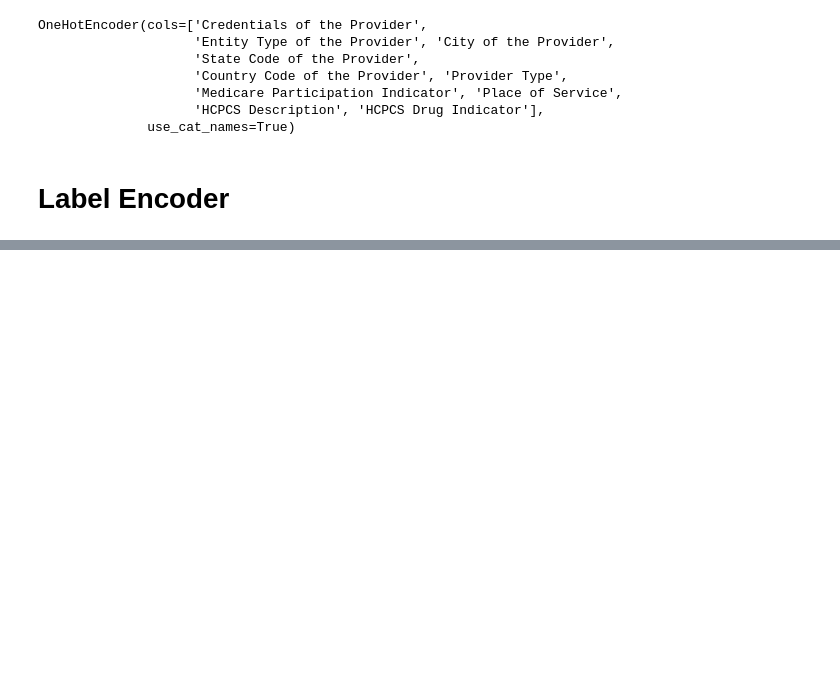
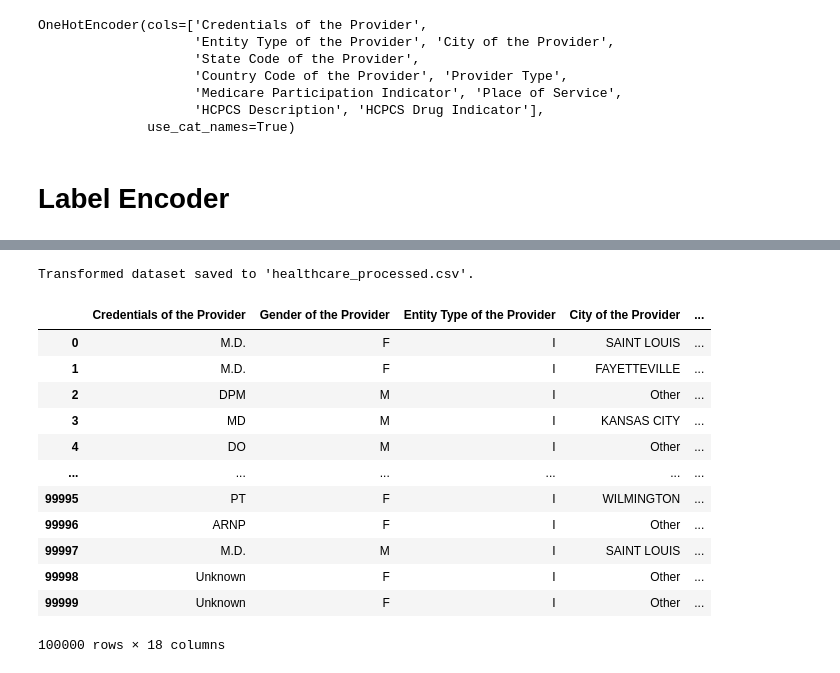
Before and after one commit to springboardmentor425/MediAlert-AI-Anomaly-Detection-for-Smarter-Healthcare-Insights, a Jupyter notebook: Preprocessing.ipynb, the cells around one changed output, grey strips where cells are left out. Drawn from its saved outputs; the diff is of its cells as text; code cells hidden in the pictures; blank space fills up the shorter version.

```diff
--- a/Preprocessing.ipynb
+++ b/Preprocessing.ipynb
@@ -134,0 +141,24 @@ df_encoded.describe()
+# %%
+df.to_csv('healthcare_processed.csv', index=False)
+
+print("Transformed dataset saved to 'healthcare_processed.csv'.")
+# %% [output]
+Transformed dataset saved to 'healthcare_processed.csv'.
+# %%
+df1=pd.read_csv('healthcare_processed.csv')
+# %%
+df1
+# %% [output]
+|  | Credentials of the Provider | Gender of the Provider | Entity Type of the Provider | City of the Provider | ... |
+| 0 | M.D. | F | I | SAINT LOUIS | ... |
+| 1 | M.D. | F | I | FAYETTEVILLE | ... |
+| 2 | DPM | M | I | Other | ... |
+| 3 | MD | M | I | KANSAS CITY | ... |
+| 4 | DO | M | I | Other | ... |
+| ... | ... | ... | ... | ... | ... |
+| 99995 | PT | F | I | WILMINGTON | ... |
+| 99996 | ARNP | F | I | Other | ... |
+| 99997 | M.D. | M | I | SAINT LOUIS | ... |
+| 99998 | Unknown | F | I | Other | ... |
+| 99999 | Unknown | F | I | Other | ... |
+100000 rows × 18 columns
```
Also changed, not shown: parts of 3 cells of this notebook.
